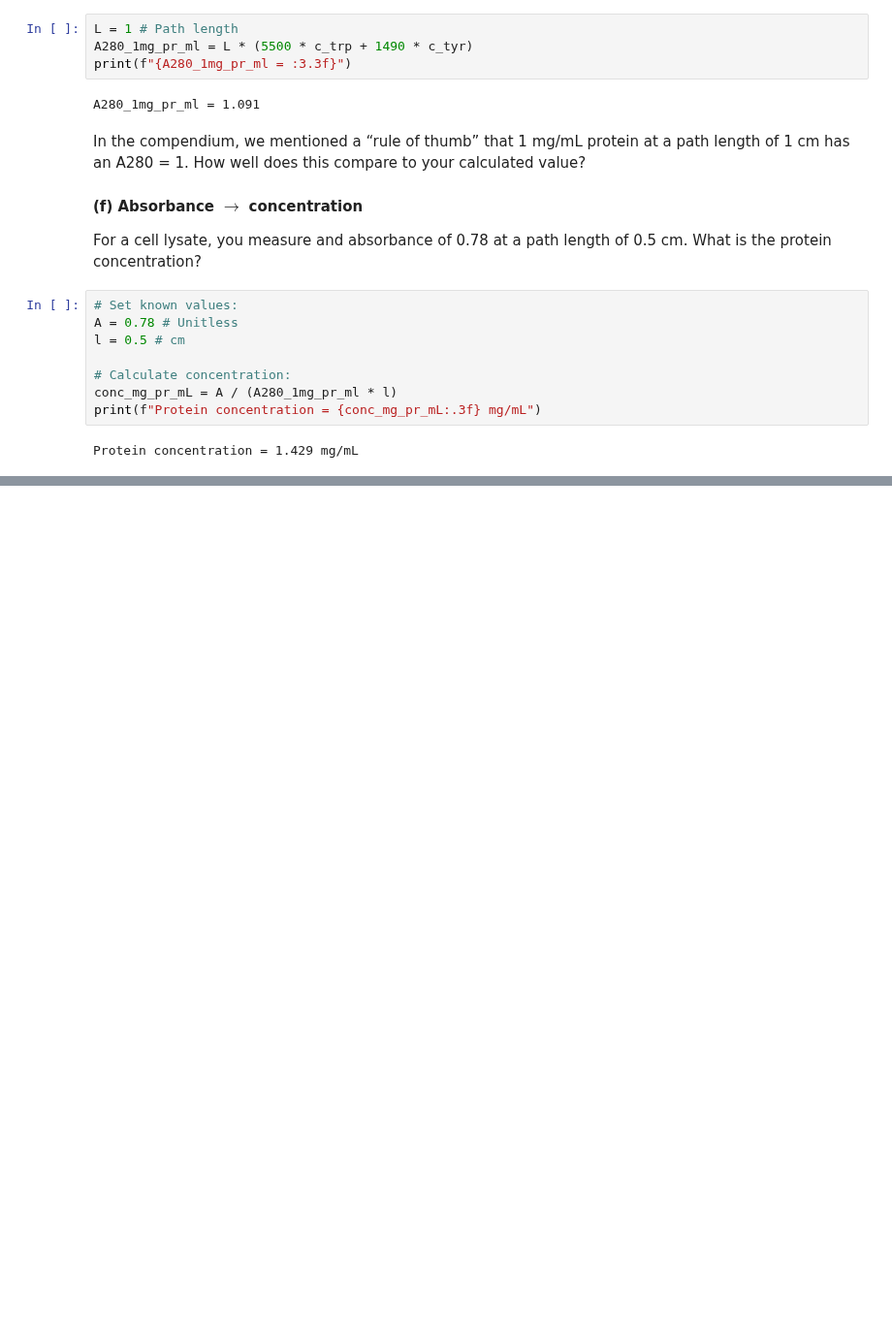
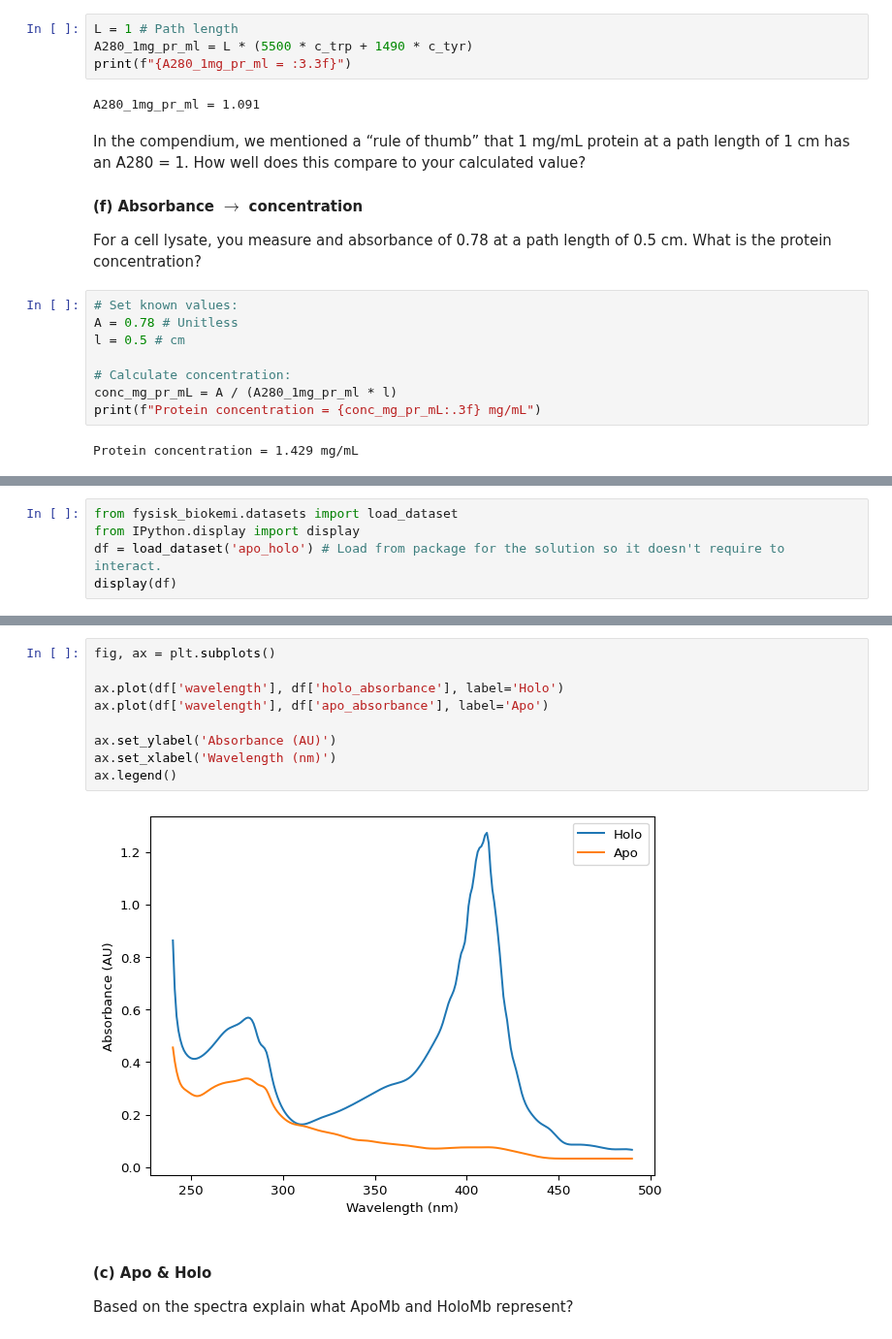
Before and after one commit to au-mbg/fysisk-biokemi, a Jupyter notebook: built_notebooks/master/week_45.ipynb, the cells around one changed output, grey strips where cells are left out. Shown at 97% size. Saved outputs shown, nothing was run; the diff lists cells and outputs as text; blank space fills up the shorter version.

```diff
--- a/built_notebooks/master/week_45.ipynb
+++ b/built_notebooks/master/week_45.ipynb
@@ -637,0 +641,5 @@ Protein concentration = 1.429 mg/mL
+# %%
+from fysisk_biokemi.datasets import load_dataset
+from IPython.display import display
+df = load_dataset('apo_holo') # Load from package for the solution so it doesn't require to interact.
+display(df)
@@ -637,0 +690,15 @@ Protein concentration = 1.429 mg/mL
+# %%
+fig, ax = plt.subplots()
+
+ax.plot(df['wavelength'], df['holo_absorbance'], label='Holo')
+ax.plot(df['wavelength'], df['apo_absorbance'], label='Apo')
+
+ax.set_ylabel('Absorbance (AU)')
+ax.set_xlabel('Wavelength (nm)')
+ax.legend()
+# %% [output]
+[figure, added]
+# %% [markdown]
+#### (c) Apo & Holo
+
+Based on the spectra explain what ApoMb and HoloMb represent?
```
Also changed, not shown: parts of 104 cells of this notebook, 13 other files.
